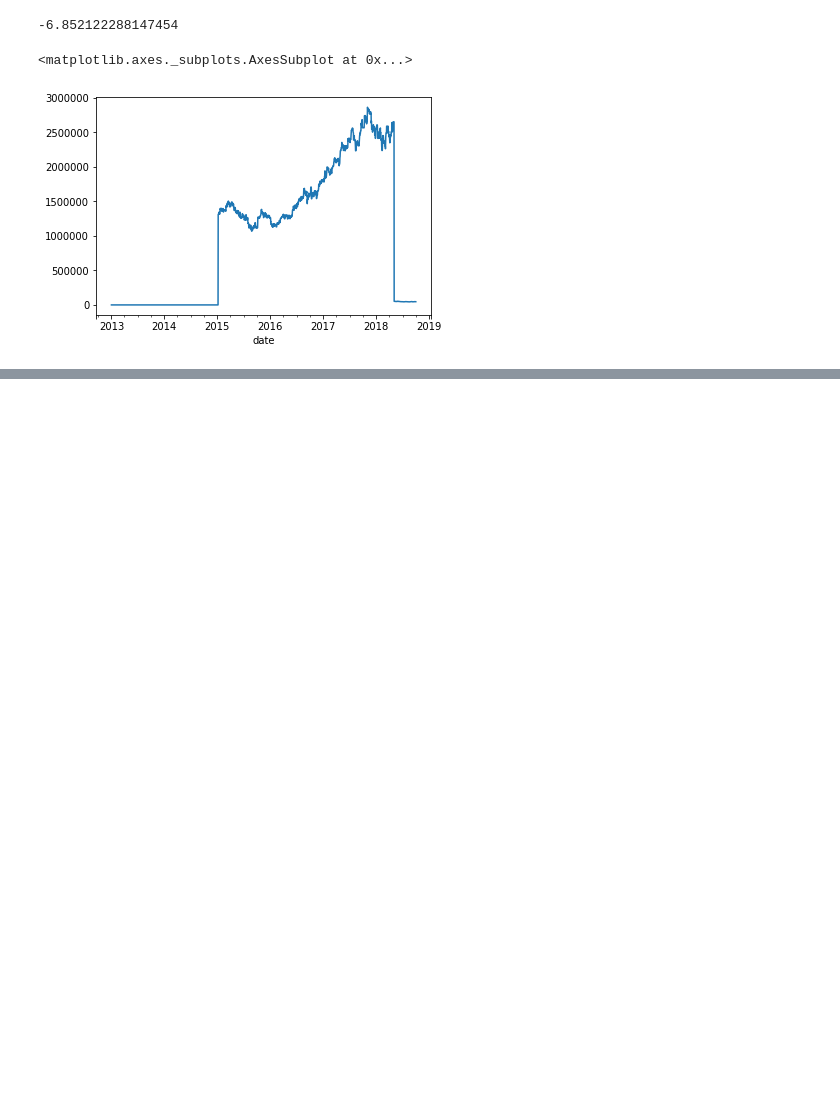
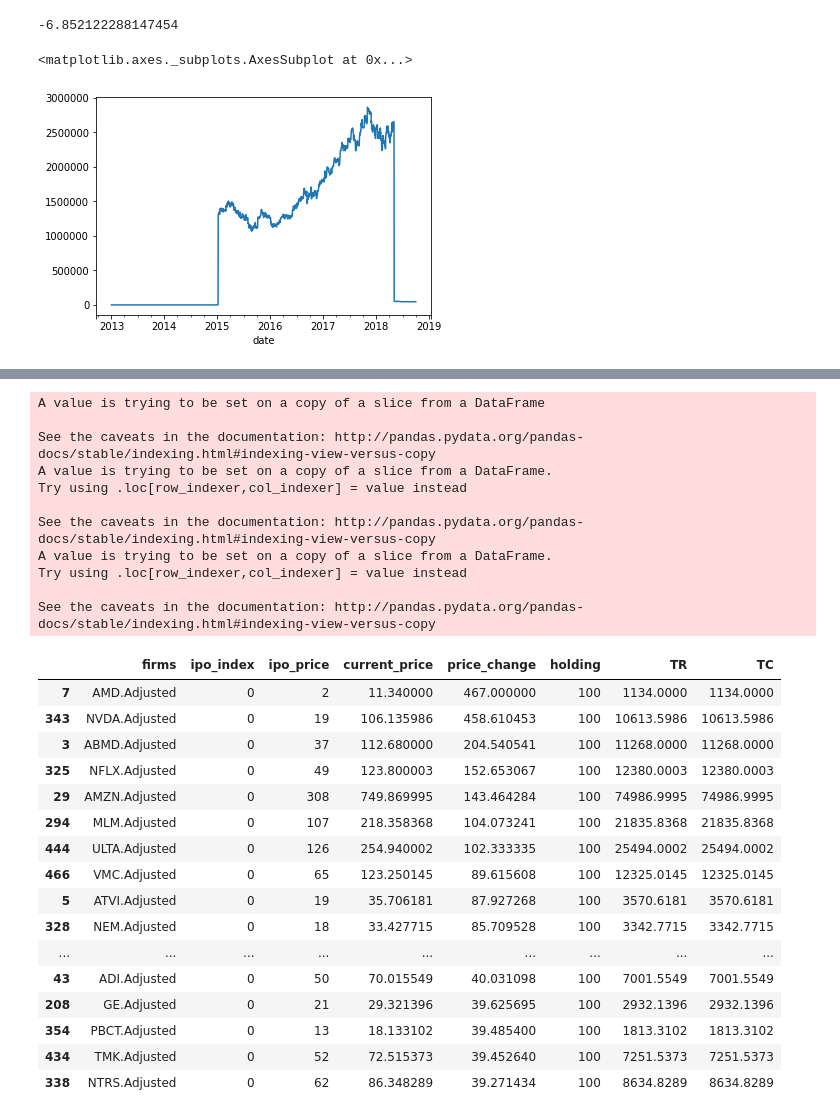
Before and after one commit to jaepil-choi/2018-2_FI_hw1, a Jupyter notebook: strategy1.ipynb, the cells around one changed output, grey strips where cells are left out. Cells and saved outputs as stored; diff of their text form; code cells hidden in the pictures; blank space fills up the shorter version.

Commit message:
add R file to import S&P500 data. / Replace KOSPI200 with S&P500 on strategy1.

```diff
--- a/strategy1.ipynb
+++ b/strategy1.ipynb
@@ -494,0 +528,31 @@ df2["삼성전자"].plot()
+# %%
+s2.get_top100()
+# %% [output]
+A value is trying to be set on a copy of a slice from a DataFrame
+
+See the caveats in the documentation: http://pandas.pydata.org/pandas-docs/stable/indexing.html#indexing-view-versus-copy
+A value is trying to be set on a copy of a slice from a DataFrame.
+Try using .loc[row_indexer,col_indexer] = value instead
+
+See the caveats in the documentation: http://pandas.pydata.org/pandas-docs/stable/indexing.html#indexing-view-versus-copy
+A value is trying to be set on a copy of a slice from a DataFrame.
+Try using .loc[row_indexer,col_indexer] = value instead
+
+See the caveats in the documentation: http://pandas.pydata.org/pandas-docs/stable/indexing.html#indexing-view-versus-copy
+|  | firms | ipo_index | ipo_price | current_price | price_change | holding | TR | TC |
+| 7 | AMD.Adjusted | 0 | 2 | 11.340000 | 467.000000 | 100 | 1134.0000 | 1134.0000 |
+| 343 | NVDA.Adjusted | 0 | 19 | 106.135986 | 458.610453 | 100 | 10613.5986 | 10613.5986 |
+| 3 | ABMD.Adjusted | 0 | 37 | 112.680000 | 204.540541 | 100 | 11268.0000 | 11268.0000 |
+| 325 | NFLX.Adjusted | 0 | 49 | 123.800003 | 152.653067 | 100 | 12380.0003 | 12380.0003 |
+| 29 | AMZN.Adjusted | 0 | 308 | 749.869995 | 143.464284 | 100 | 74986.9995 | 74986.9995 |
+| 294 | MLM.Adjusted | 0 | 107 | 218.358368 | 104.073241 | 100 | 21835.8368 | 21835.8368 |
+| 444 | ULTA.Adjusted | 0 | 126 | 254.940002 | 102.333335 | 100 | 25494.0002 | 25494.0002 |
+| 466 | VMC.Adjusted | 0 | 65 | 123.250145 | 89.615608 | 100 | 12325.0145 | 12325.0145 |
+| 5 | ATVI.Adjusted | 0 | 19 | 35.706181 | 87.927268 | 100 | 3570.6181 | 3570.6181 |
+| 328 | NEM.Adjusted | 0 | 18 | 33.427715 | 85.709528 | 100 | 3342.7715 | 3342.7715 |
+| ... | ... | ... | ... | ... | ... | ... | ... | ... |
+| 43 | ADI.Adjusted | 0 | 50 | 70.015549 | 40.031098 | 100 | 7001.5549 | 7001.5549 |
+| 208 | GE.Adjusted | 0 | 21 | 29.321396 | 39.625695 | 100 | 2932.1396 | 2932.1396 |
+| 354 | PBCT.Adjusted | 0 | 13 | 18.133102 | 39.485400 | 100 | 1813.3102 | 1813.3102 |
+| 434 | TMK.Adjusted | 0 | 52 | 72.515373 | 39.452640 | 100 | 7251.5373 | 7251.5373 |
+| 338 | NTRS.Adjusted | 0 | 62 | 86.348289 | 39.271434 | 100 | 8634.8289 | 8634.8289 |
```
Also changed, not shown: parts of 23 cells of this notebook, 1 other file.
